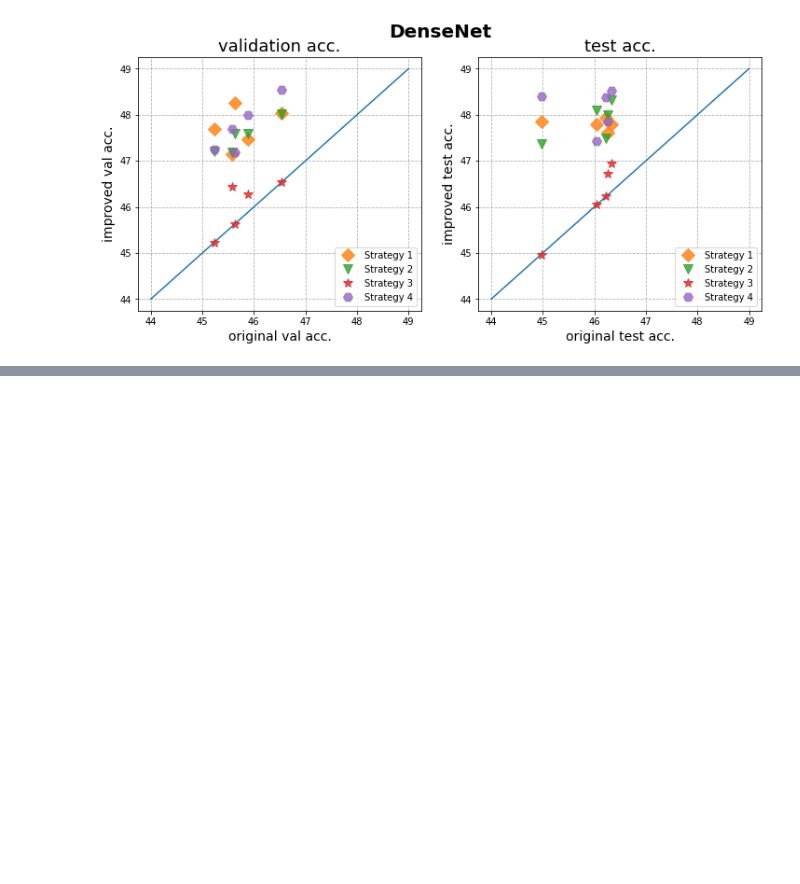
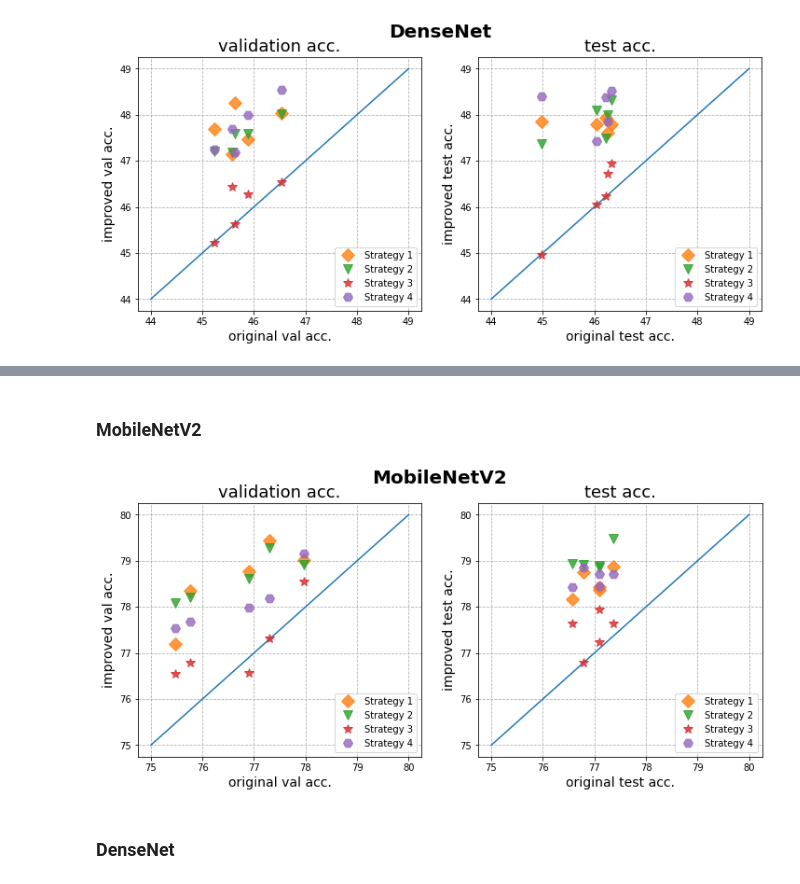
Before and after one commit to DemoAuguste/ApricotTOSEM, a Jupyter notebook: test.ipynb, the cells around one changed output, grey strips where cells are left out. Drawn from its saved outputs; the diff is of its cells as text; code cells hidden in the pictures; blank space fills up the shorter version.

```diff
--- a/test.ipynb
+++ b/test.ipynb
@@ -270,0 +416,49 @@ plt.savefig("figures/densenet.jpg",dpi=500,bbox_inches = 'tight')
+# %% [markdown]
+### MobileNetV2
+# %%
+x = np.linspace(75, 80)
+y = x
+
+x_impr = np.array([0.773,0.7547,0.7797,0.7691,0.7577])*100
+y_impr_1 = np.array([0.7944,0.772,0.7902,0.7877,0.7835])*100
+y_impr_2 = np.array([0.7927,0.7808,0.7892,0.7861,0.7821])*100
+y_impr_3 = np.array([0.7731,0.7654,0.7855,0.7657,0.7678])*100
+y_impr_4 = np.array([0.7819,0.7754,0.7916,0.7799,0.7767])*100
+
+x_impr_t = np.array([0.7736,0.7658,0.7709,0.7679,0.7709])*100
+y_impr_1t = np.array([0.7887,0.7817,0.7842,0.7875,0.7836])*100
+y_impr_2t = np.array([0.7948,0.7893,0.789,0.7891,0.7885])*100
+y_impr_3t = np.array([0.7764,0.7764,0.7795,0.7679,0.7724])*100
+y_impr_4t = np.array([0.7872,0.7842,0.7844,0.7885,0.7871])*100
+# %%
+fig, (ax1, ax2) = plt.subplots(1, 2, sharex=True, figsize=(12, 5))
+fig.suptitle('MobileNetV2', fontsize=20, weight='bold')
+
+ax1.plot(x, y, '-')
+ax1.set_title('validation acc.', fontsize=18)
+ax1.set_xlabel('original val acc.', fontsize=14)
+ax1.set_ylabel('improved val acc.', fontsize=14)
+ax1.plot(x_impr, y_impr_1, 'D', markersize=10, alpha=0.8, label='Strategy 1')
+ax1.plot(x_impr, y_impr_2, 'v', markersize=10, alpha=0.8, label='Strategy 2')
+ax1.plot(x_impr, y_impr_3, '*', markersize=10, alpha=0.8, label='Strategy 3')
+ax1.plot(x_impr, y_impr_4, 'H', markersize=10, alpha=0.8, label='Strategy 4')
+ax1.grid(linestyle='--')
+
+ax1.legend(loc=4)
+
+ax2.plot(x, y, '-')
+ax2.set_title('test acc.', fontsize=18)
+ax2.set_xlabel('original test acc.', fontsize=14)
+ax2.set_ylabel('improved test acc.', fontsize=14)
+ax2.plot(x_impr_t, y_impr_1t, 'D', markersize=10, alpha=0.8, label='Strategy 1')
+ax2.plot(x_impr_t, y_impr_2t, 'v', markersize=10, alpha=0.8, label='Strategy 2')
+ax2.plot(x_impr_t, y_impr_3t, '*', markersize=10, alpha=0.8, label='Strategy 3')
+ax2.plot(x_impr_t, y_impr_4t, 'H', markersize=10, alpha=0.8, label='Strategy 4')
+ax2.grid(linestyle='--')
+
+ax2.legend(loc=4)
+plt.savefig("figures/mobilenetv2_cifar100.jpg",dpi=500,bbox_inches = 'tight')
+# %% [output]
+[figure, added]
+# %% [markdown]
+### DenseNet
```
Also changed, not shown: parts of 13 cells of this notebook, 9 other files.
